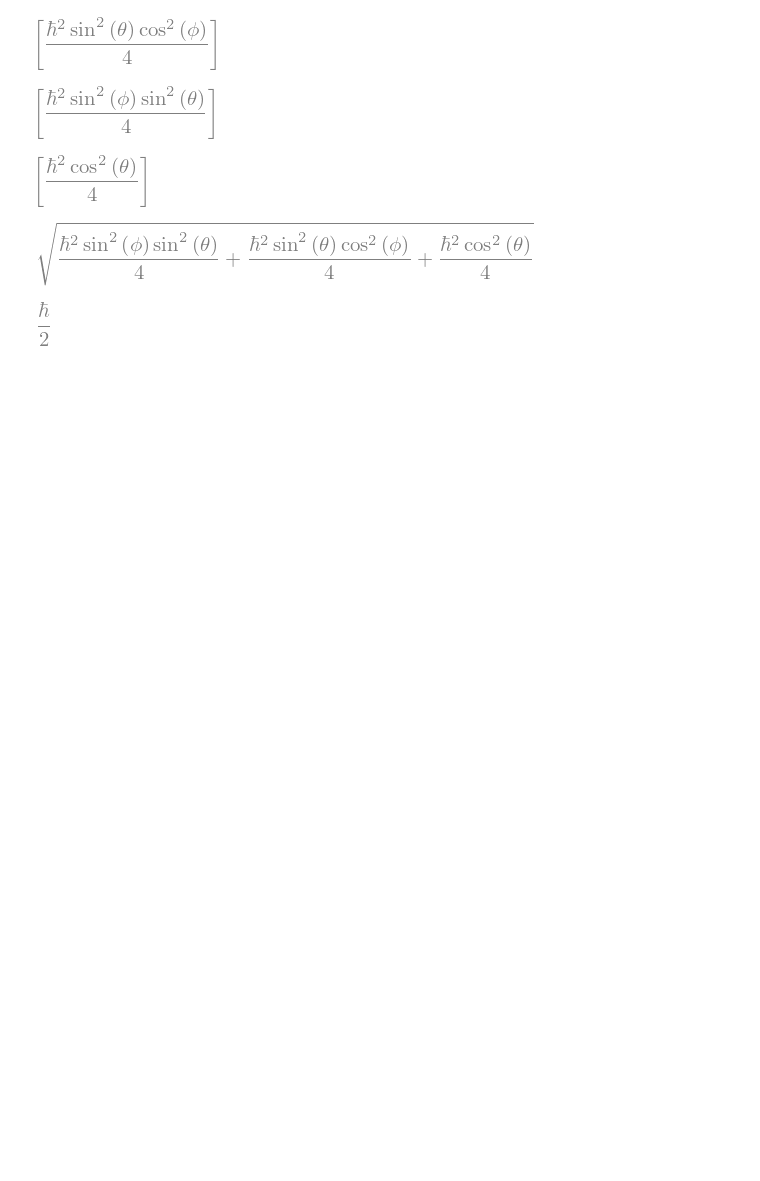
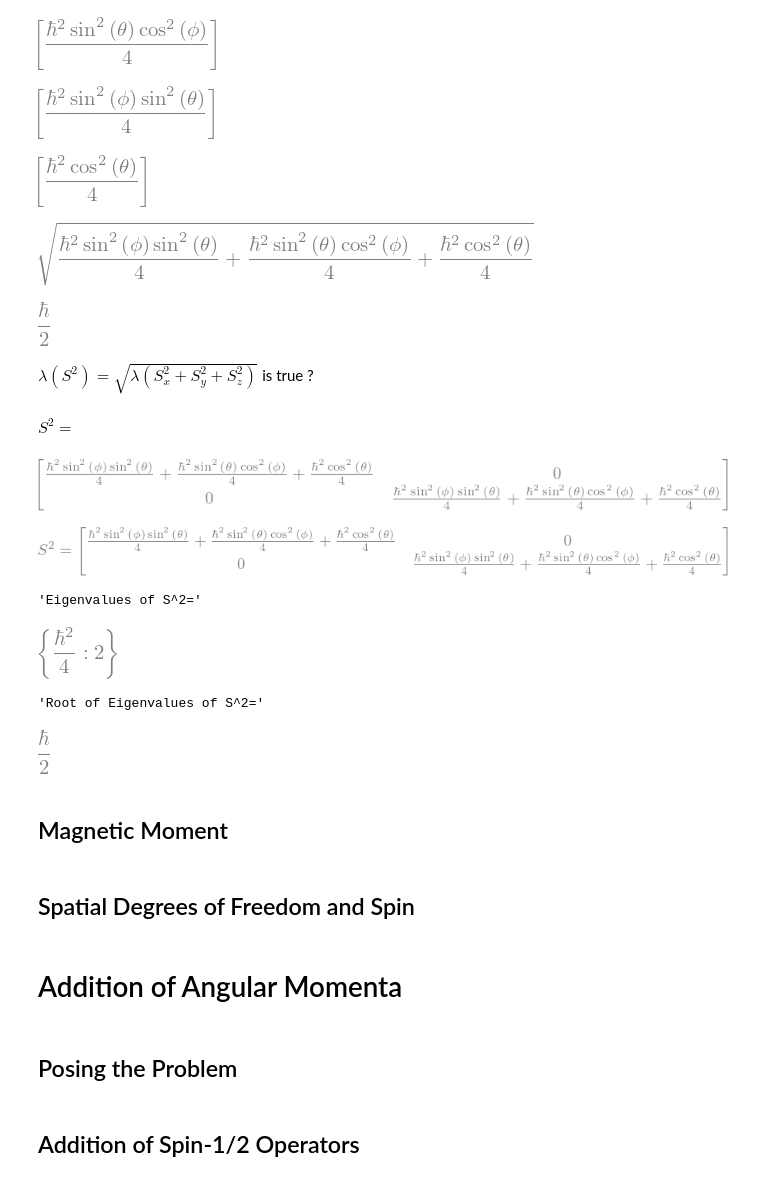
Before and after one commit to ferhatpy/libphysics, a Jupyter notebook: examples/quantum_mechanics/quantum_mechanics_examples_notebook.ipynb, the cells around one changed output. Cells and saved outputs as stored; diff of their text form; code cells hidden in the pictures; blank space fills up the shorter version.

```diff
--- a/examples/quantum_mechanics/quantum_mechanics_examples_notebook.ipynb
+++ b/examples/quantum_mechanics/quantum_mechanics_examples_notebook.ipynb
@@ -115,3 +328,29 @@ display(l1, l2, l3, l, ls)
 [figure]
 [figure]
 [figure]
+# %% [markdown]
+$\lambda(S^2) = \sqrt{\lambda(S_x^2 + S_y^2 + S_z^2)}$ is true ?
+# %%
+S2 = (oqmec.Sx.rhs.doit()*nx)**2 + (oqmec.Sy.rhs.doit()*ny)**2 + (oqmec.Sz.rhs.doit()*nz)**2
+display(Math(r'S^2='), S2,
+        Eq(var('S^2'), UnevaluatedExpr(S2)),
+        "Eigenvalues of S^2=", S2.eigenvals(),
+        "Root of Eigenvalues of S^2=", sqrt(S2.eigenvals().popitem()[0]))
+# %% [output]
+$\displaystyle S^2=$
+[figure, added]
+[figure, added]
+'Eigenvalues of S^2='
+[figure, added]
+'Root of Eigenvalues of S^2='
+[figure, added]
+# %% [markdown]
+## Magnetic Moment
+# %% [markdown]
+## Spatial Degrees of Freedom and Spin
+# %% [markdown]
+# Addition of Angular Momenta
+# %% [markdown]
+## Posing the Problem
+# %% [markdown]
+## Addition of Spin-1/2 Operators
```
Also changed, not shown: parts of 223 cells of this notebook.
